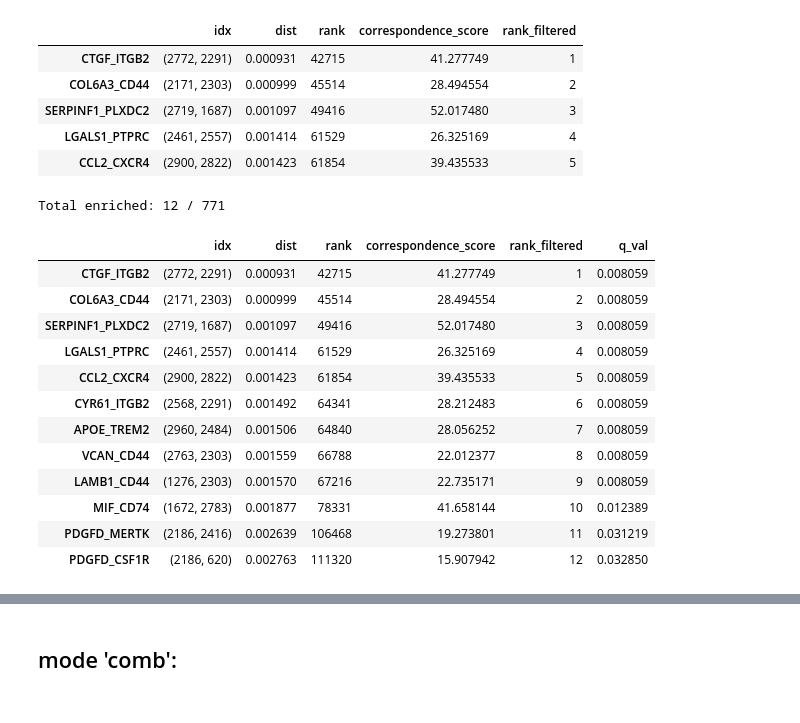
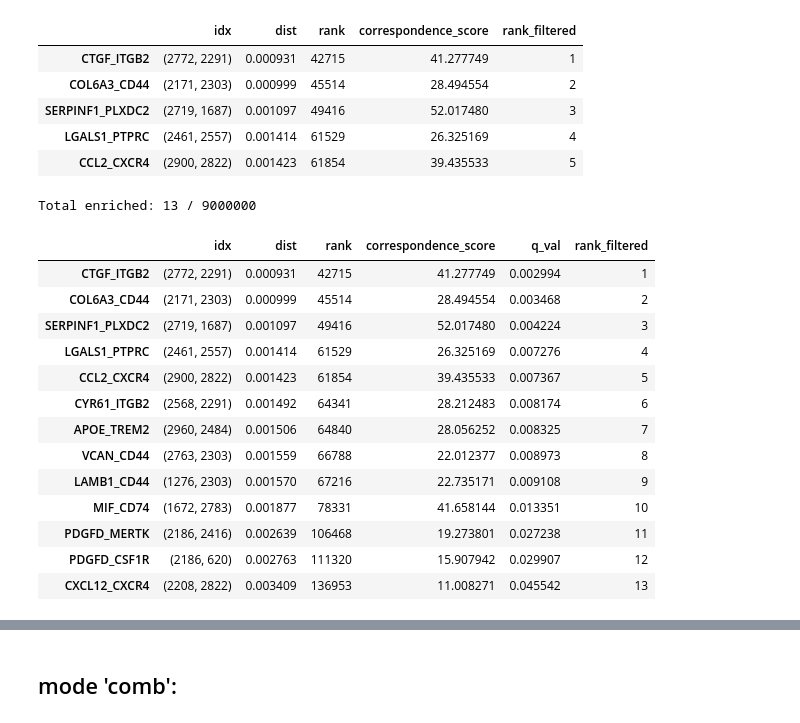
Before and after one commit to qwerty239qwe/Xct, a Jupyter notebook: note_test-heart.ipynb, the cells around one changed output, grey strips where cells are left out. Drawn from its saved outputs; the diff is of its cells as text; code cells hidden in the pictures.

```diff
--- a/note_test-heart.ipynb
+++ b/note_test-heart.ipynb
@@ -215,23 +211,24 @@ manifold aligned # of L-R pairs: 771
 | LGALS1_PTPRC | (2461, 2557) | 0.001414 | 61529 | 26.325169 | 4 |
 | CCL2_CXCR4 | (2900, 2822) | 0.001423 | 61854 | 39.435533 | 5 |
 # %%
-df_enriched = obj1.chi2_test(df_nn_filtered, df = 3, pval = 0.05, FDR=True)
+df_enriched = obj1.chi2_test(df_nn, df = 3, pval = 0.05, FDR = True, candidates = candidates)
 df_enriched
 # %% [output]
-Total enriched: 12 / 771
+Total enriched: 13 / 9000000
-|  | idx | dist | rank | correspondence_score | rank_filtered | q_val |
-| CTGF_ITGB2 | (2772, 2291) | 0.000931 | 42715 | 41.277749 | 1 | 0.008059 |
-| COL6A3_CD44 | (2171, 2303) | 0.000999 | 45514 | 28.494554 | 2 | 0.008059 |
-| SERPINF1_PLXDC2 | (2719, 1687) | 0.001097 | 49416 | 52.017480 | 3 | 0.008059 |
-| LGALS1_PTPRC | (2461, 2557) | 0.001414 | 61529 | 26.325169 | 4 | 0.008059 |
-| CCL2_CXCR4 | (2900, 2822) | 0.001423 | 61854 | 39.435533 | 5 | 0.008059 |
-| CYR61_ITGB2 | (2568, 2291) | 0.001492 | 64341 | 28.212483 | 6 | 0.008059 |
-| APOE_TREM2 | (2960, 2484) | 0.001506 | 64840 | 28.056252 | 7 | 0.008059 |
-| VCAN_CD44 | (2763, 2303) | 0.001559 | 66788 | 22.012377 | 8 | 0.008059 |
-| LAMB1_CD44 | (1276, 2303) | 0.001570 | 67216 | 22.735171 | 9 | 0.008059 |
-| MIF_CD74 | (1672, 2783) | 0.001877 | 78331 | 41.658144 | 10 | 0.012389 |
-| PDGFD_MERTK | (2186, 2416) | 0.002639 | 106468 | 19.273801 | 11 | 0.031219 |
-| PDGFD_CSF1R | (2186, 620) | 0.002763 | 111320 | 15.907942 | 12 | 0.032850 |
+|  | idx | dist | rank | correspondence_score | q_val | rank_filtered |
+| CTGF_ITGB2 | (2772, 2291) | 0.000931 | 42715 | 41.277749 | 0.002994 | 1 |
+| COL6A3_CD44 | (2171, 2303) | 0.000999 | 45514 | 28.494554 | 0.003468 | 2 |
+| SERPINF1_PLXDC2 | (2719, 1687) | 0.001097 | 49416 | 52.017480 | 0.004224 | 3 |
+| LGALS1_PTPRC | (2461, 2557) | 0.001414 | 61529 | 26.325169 | 0.007276 | 4 |
+| CCL2_CXCR4 | (2900, 2822) | 0.001423 | 61854 | 39.435533 | 0.007367 | 5 |
+| CYR61_ITGB2 | (2568, 2291) | 0.001492 | 64341 | 28.212483 | 0.008174 | 6 |
+| APOE_TREM2 | (2960, 2484) | 0.001506 | 64840 | 28.056252 | 0.008325 | 7 |
+| VCAN_CD44 | (2763, 2303) | 0.001559 | 66788 | 22.012377 | 0.008973 | 8 |
+| LAMB1_CD44 | (1276, 2303) | 0.001570 | 67216 | 22.735171 | 0.009108 | 9 |
+| MIF_CD74 | (1672, 2783) | 0.001877 | 78331 | 41.658144 | 0.013351 | 10 |
+| PDGFD_MERTK | (2186, 2416) | 0.002639 | 106468 | 19.273801 | 0.027238 | 11 |
+| PDGFD_CSF1R | (2186, 620) | 0.002763 | 111320 | 15.907942 | 0.029907 | 12 |
+| CXCL12_CXCR4 | (2208, 2822) | 0.003409 | 136953 | 11.008271 | 0.045542 | 13 |
 # %%
 df_nn_filtered.loc['MIF_CD74']
 # %% [output]
```
Also changed, not shown: parts of 6 cells of this notebook, 1 other file.
